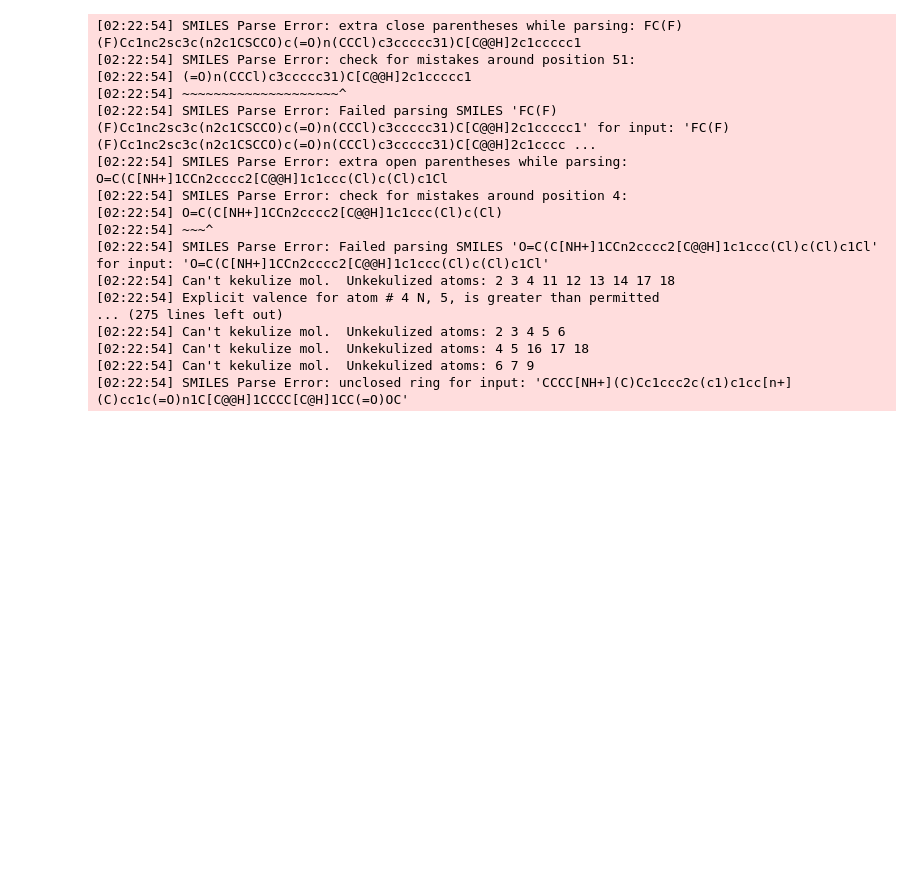
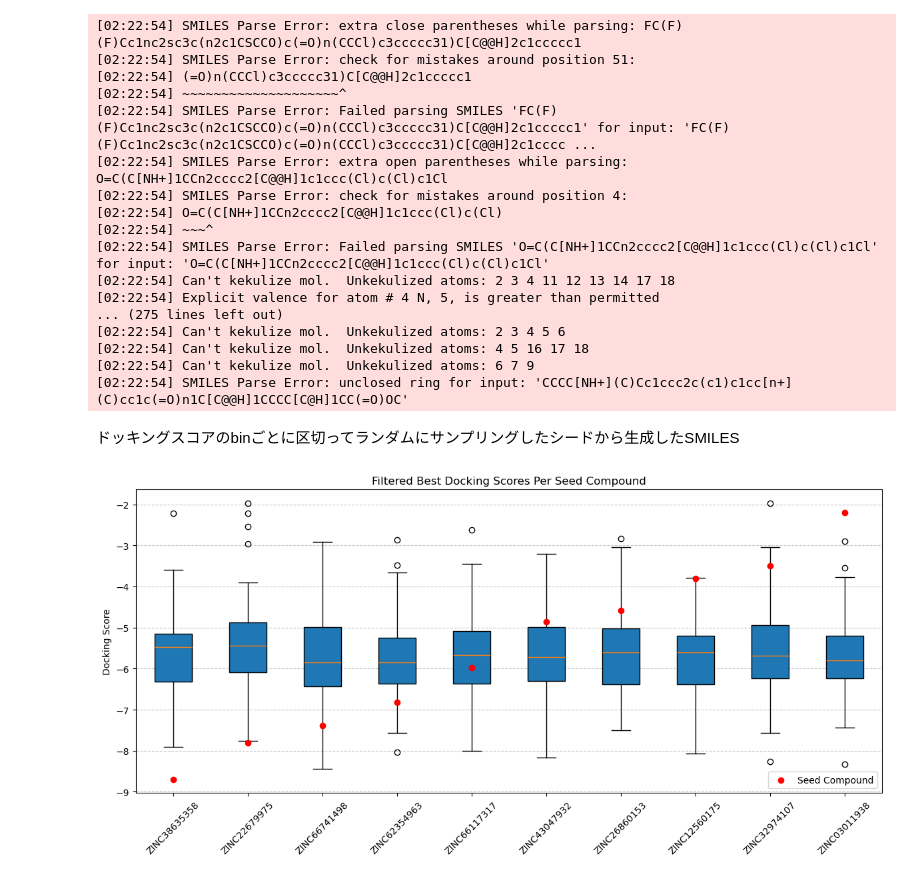
Before and after one commit to inu-wanwan/AttentionConditionedVAE, a Jupyter notebook: notebook/analyze_generated_smiles.ipynb, the cells around one changed output. Drawn from its saved outputs; the diff is of its cells as text; code cells hidden in the pictures; blank space fills up the shorter version.

Commit message:
update train decoder only model

```diff
--- a/notebook/analyze_generated_smiles.ipynb
+++ b/notebook/analyze_generated_smiles.ipynb
@@ -373,3 +373,21 @@ Number of valid SMILES: 849
 [02:22:54] Can't kekulize mol.  Unkekulized atoms: 4 5 16 17 18
 [02:22:54] Can't kekulize mol.  Unkekulized atoms: 6 7 9
 [02:22:54] SMILES Parse Error: unclosed ring for input: 'CCCC[NH+](C)Cc1ccc2c(c1)c1cc[n+](C)cc1c(=O)n1C[C@@H]1CCCC[C@H]1CC(=O)OC'
+# %% [markdown]
+ドッキングスコアのbinごとに区切ってランダムにサンプリングしたシードから生成したSMILES
+# %%
+seed_dir = os.path.join(eval_dir, '..', 'ds_regression', '2025-01-03_22-35-27')
+binwise_random_docking = pd.read_csv(os.path.join(eval_dir, drd3_model_timestamp, 'binwise_random_docking.csv'))
+binwise_seed = pd.read_csv(os.path.join(seed_dir, 'binwise_random.csv'))
+
+plot_docking_scores_with_seed(
+    seed_data=binwise_seed,
+    generated_data=binwise_random_docking,
+    actual_score_column="r_i_docking_score",
+    title_column="title",
+    ligand_id_column="Ligand_ID",
+    docking_score_column="Actual_Docking_Score",
+    score_threshold=(-15, 0)
+)
+# %% [output]
+[figure, added]
```
Also changed, not shown: parts of 2 cells of this notebook, 4 other files.
